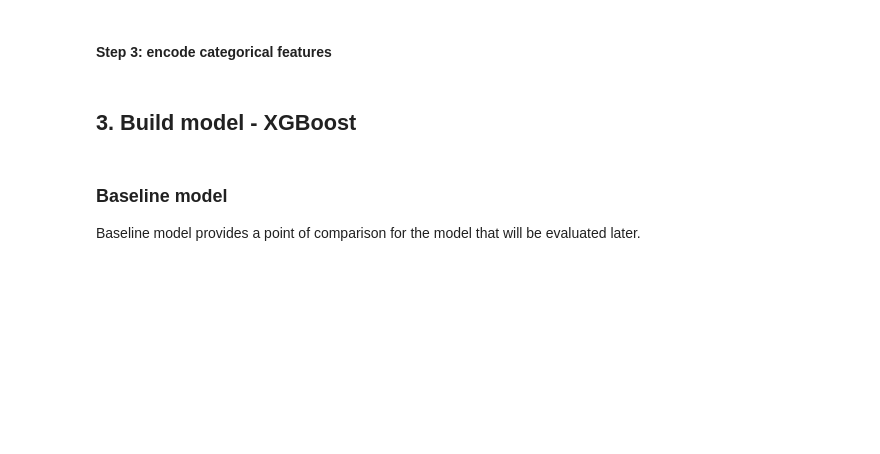
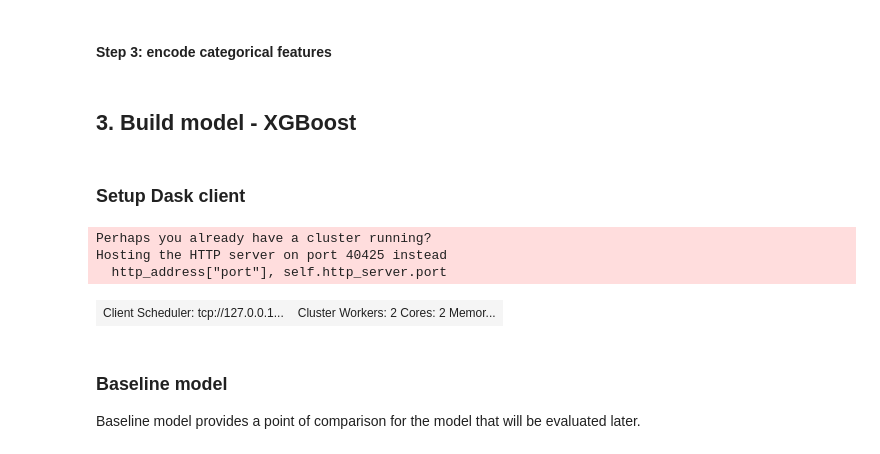
Before and after one commit to Erica-Tan/Store-revenue-prediction, a Jupyter notebook: store_revenue_prediction.ipynb, the cells around one changed output. Cells and saved outputs as stored; diff of their text form; code cells hidden in the pictures; blank space fills up the shorter version.

```diff
--- a/store_revenue_prediction.ipynb
+++ b/store_revenue_prediction.ipynb
@@ -116,6 +116,20 @@ x_train = df_train_enc.drop('deltaRevenue', axis=1)
 df_valid_enc = df_valid_enc[df_train_enc.columns]
 y_test = df_valid_enc['deltaRevenue']
 x_test = df_valid_enc.drop('deltaRevenue', axis=1)
+# %% [markdown]
+### Setup Dask client
+# %%
+import joblib
+import dask.distributed
+
+client = Client(n_workers=2, threads_per_worker=1, memory_limit='1GB')
+
+client
+# %% [output]
+Perhaps you already have a cluster running?
+Hosting the HTTP server on port 40425 instead
+  http_address["port"], self.http_server.port
+| Client Scheduler: tcp://127.0.0.1... | Cluster Workers: 2 Cores: 2 Memor... |
 # %% [markdown]
 ### Baseline model
 Baseline model provides a point of comparison for the model that will be evaluated later.
```
Also changed, not shown: parts of 12 cells of this notebook, 4 other files.
